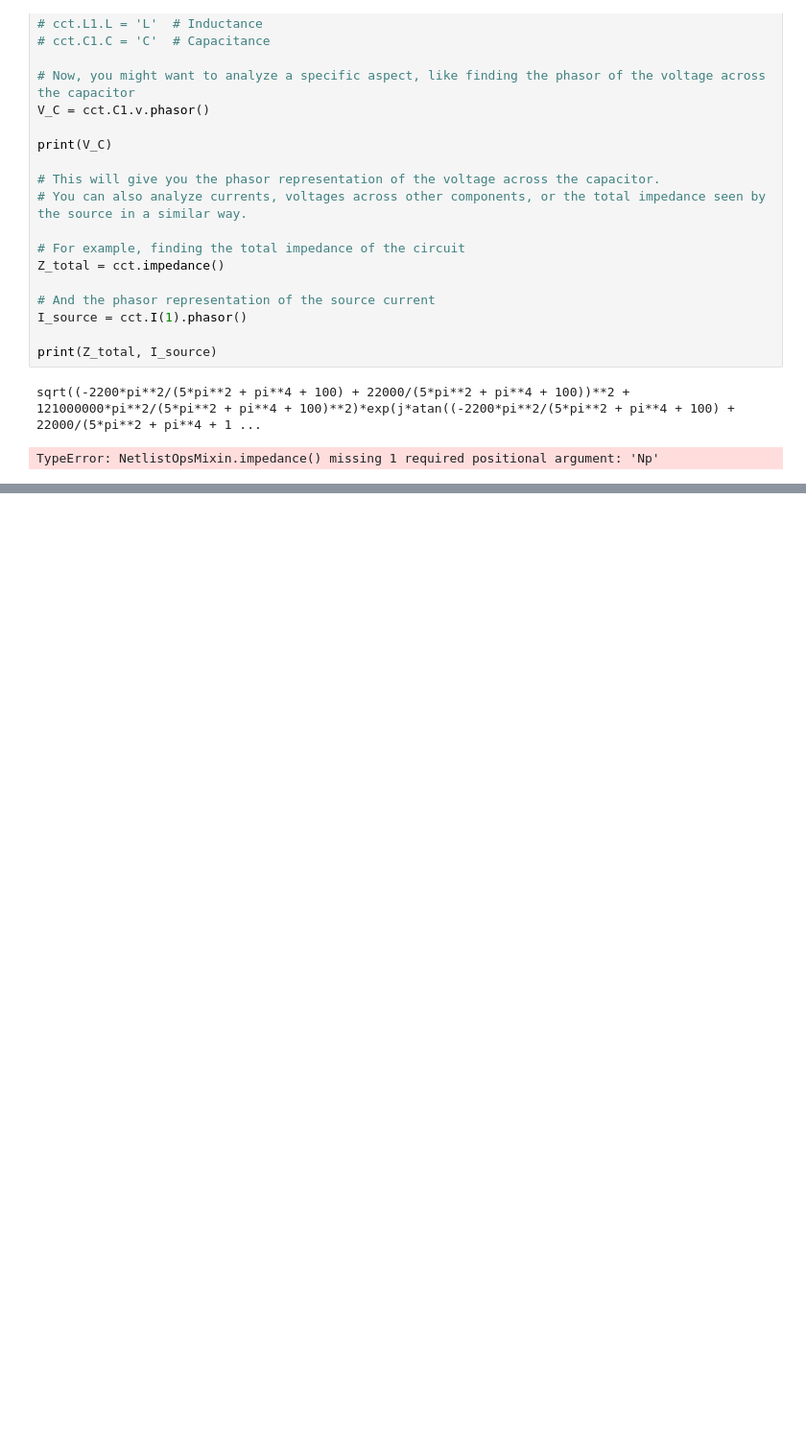
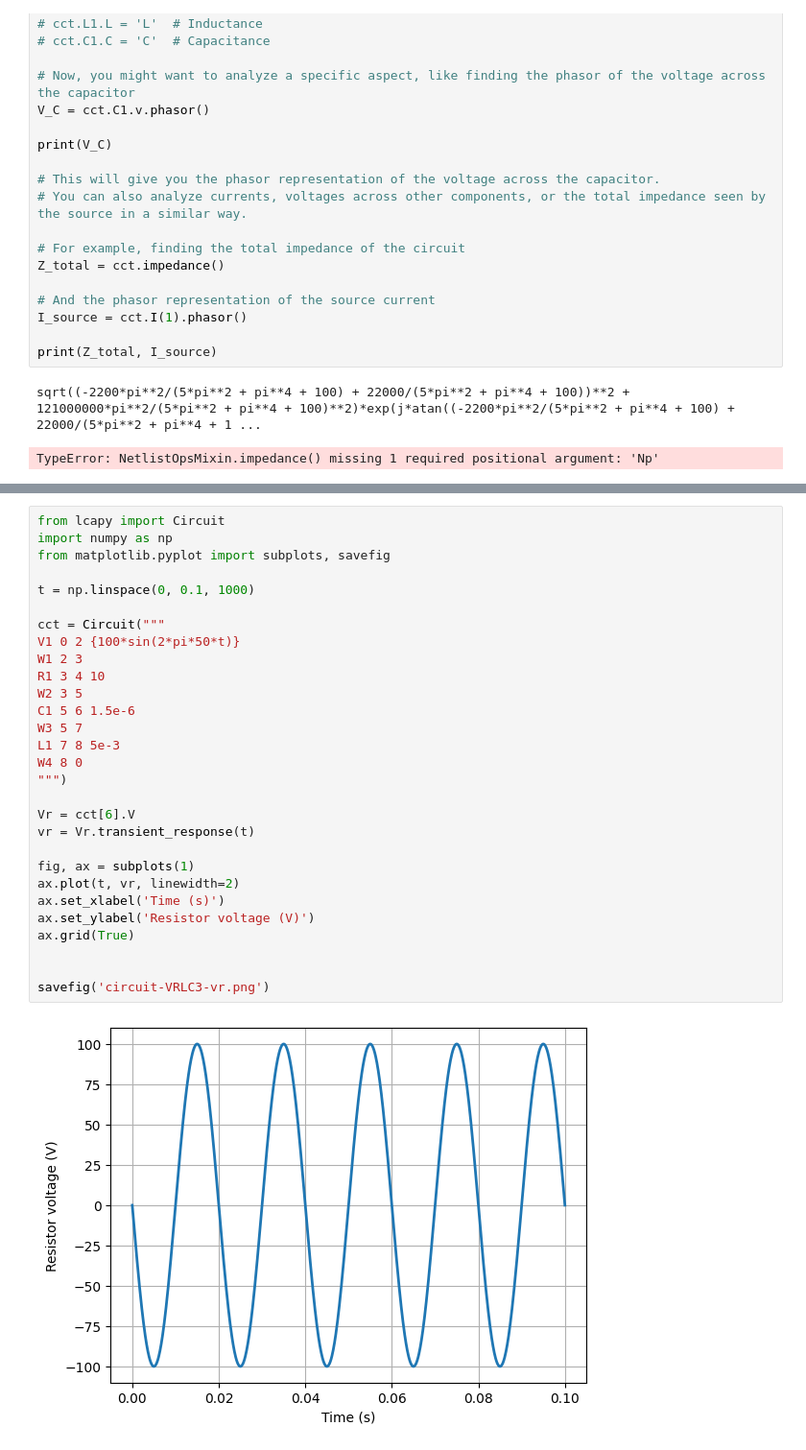
Before and after one commit to Shanu79/circuit-sim, a Jupyter notebook: backend/Untitled1.ipynb, the cells around one changed output, grey strips where cells are left out. Shown: that part at 96% size. Cells and saved outputs as stored; diff of their text form; blank space fills up the shorter version.

Commit message:
added transient analysis and modified ac analysis

```diff
--- a/backend/Untitled1.ipynb
+++ b/backend/Untitled1.ipynb
@@ -600,0 +596,31 @@ phasor(-138.2205518950009 + -1.1474022022246573j).plot()
+# %%
+from lcapy import Circuit
+import numpy as np
+from matplotlib.pyplot import subplots, savefig
+
+t = np.linspace(0, 0.1, 1000)
+
+cct = Circuit("""
+V1 0 2 {100*sin(2*pi*50*t)}
+W1 2 3
+R1 3 4 10
+W2 3 5
+C1 5 6 1.5e-6
+W3 5 7
+L1 7 8 5e-3
+W4 8 0
+""")
+
+Vr = cct[6].V
+vr = Vr.transient_response(t)
+
+fig, ax = subplots(1)
+ax.plot(t, vr, linewidth=2)
+ax.set_xlabel('Time (s)')
+ax.set_ylabel('Resistor voltage (V)')
+ax.grid(True)
+
+
+savefig('circuit-VRLC3-vr.png')
+# %% [output]
+[figure, added]
```
Also changed, not shown: parts of 3 cells of this notebook, 6 other files.
